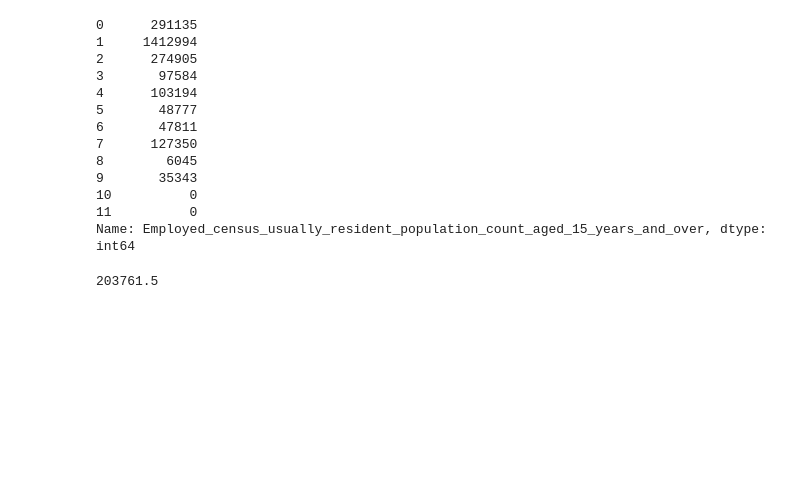
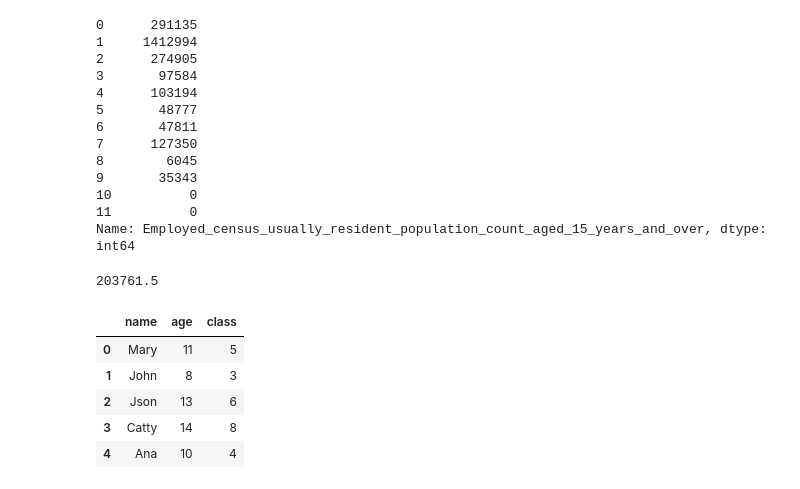
Before and after one commit to sanjibsinha/Machine-Learning-Primer, a Jupyter notebook: pd_one.ipynb, the cells around one changed output. Saved outputs shown, nothing was run; the diff lists cells and outputs as text; code cells hidden in the pictures; blank space fills up the shorter version.

```diff
--- a/pd_one.ipynb
+++ b/pd_one.ipynb
@@ -106,3 +106,19 @@ Name: Employed_census_usually_resident_population_count_aged_15_years_and_over,
 new_df['Employed_census_usually_resident_population_count_aged_15_years_and_over'].mean()
 # %% [output]
 203761.5
+# %%
+students = {
+    'name' : ['Mary', 'John', 'Json', 'Catty', 'Ana'],
+    'age' : [11, 8, 13, 14, 10],
+    'class' : [5, 3, 6, 8, 4]
+}
+
+data_frame = pd.DataFrame(students)
+data_frame
+# %% [output]
+|  | name | age | class |
+| 0 | Mary | 11 | 5 |
+| 1 | John | 8 | 3 |
+| 2 | Json | 13 | 6 |
+| 3 | Catty | 14 | 8 |
+| 4 | Ana | 10 | 4 |
```
